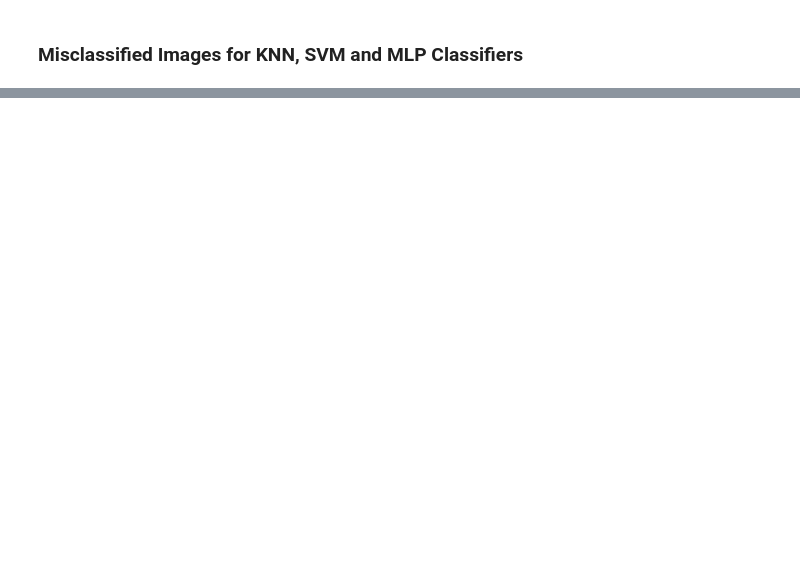
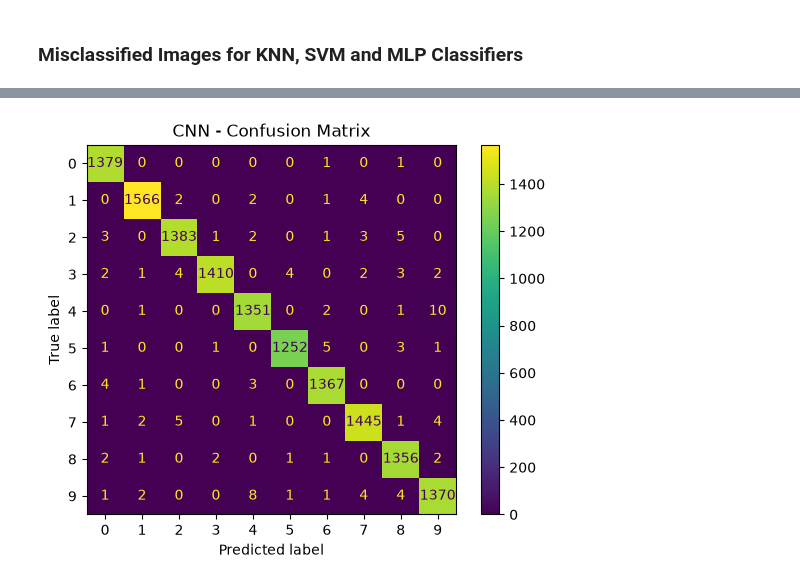
Before and after one commit to migasantunes/Classifiers_KNN_SVM_MLP, a Jupyter notebook: project2_extra.ipynb, the cells around one changed output, grey strips where cells are left out. Drawn from its saved outputs; the diff is of its cells as text; code cells hidden in the pictures; blank space fills up the shorter version.

```diff
--- a/project2_extra.ipynb
+++ b/project2_extra.ipynb
@@ -296,0 +283,27 @@ epoch 20: loss 0.0063 | val acc 0.9912
+# %%
+model.eval()
+preds = list()
+
+t0 = time.perf_counter()
+with torch.no_grad():
+    for xb, _ in test_loader:
+        out = model(xb.to(device))
+        preds.append(out.argmax(1).cpu().numpy())
+
+pred_time = time.perf_counter() - t0
+
+y_pred = np.concatenate(preds)
+y_pred_clf["CNN"] = y_pred
+
+data_clf = [d for d in data_clf if d["Classifier"] != "CNN"]
+data_clf.append({"Classifier": "CNN",
+                 "Accuracy": accuracy_score(y_te, y_pred),
+                 "F1": f1_score(y_te, y_pred, average="macro"),
+                 "Training Time (s)": train_time,
+                 "Prediction Time per sample (ms)": pred_time / len(X_te) * 1000})
+
+ConfusionMatrixDisplay.from_predictions(y_te, y_pred)
+plt.title("CNN - Confusion Matrix")
+plt.show()
+# %% [output]
+[figure, added]
```
Also changed, not shown: parts of 36 cells of this notebook.
